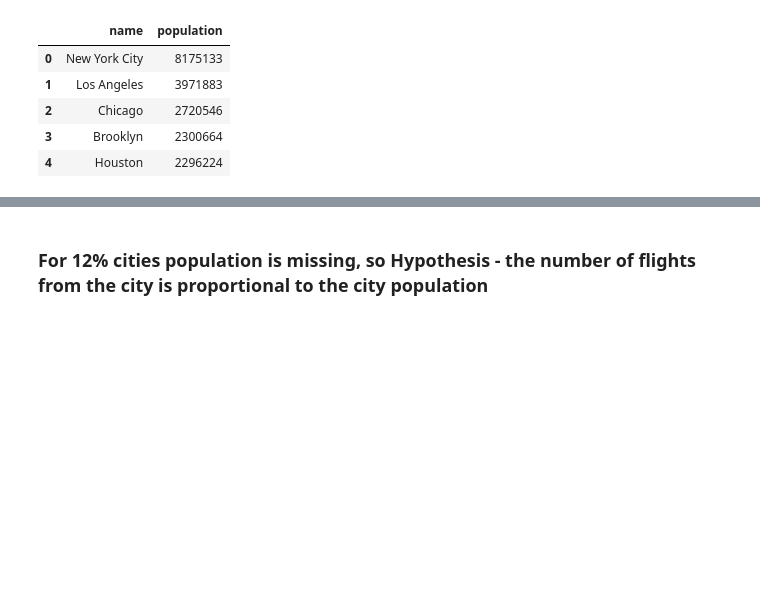
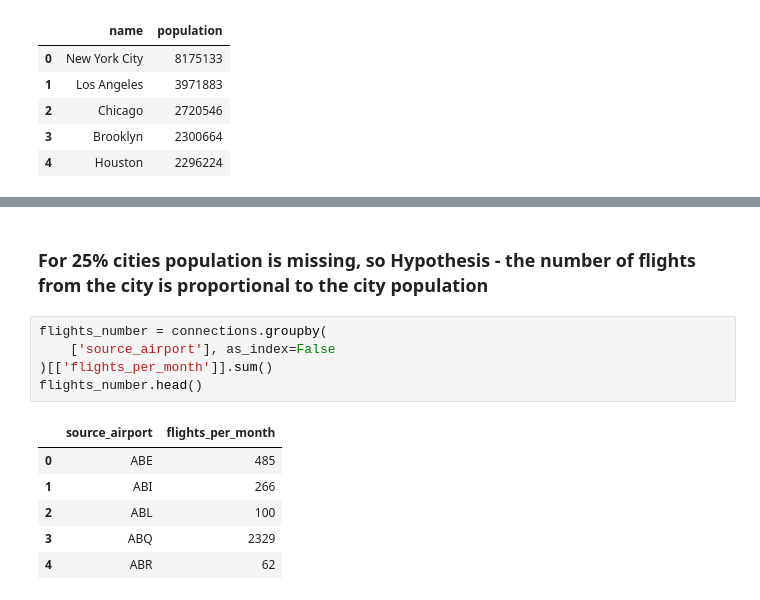
Before and after one commit to RipanHalder/Virus-Spread-Simulation-PSA-Final-Project, a Jupyter notebook: data-parsing/flight-connections-usa.ipynb, the cells around one changed output, grey strips where cells are left out. Cells and saved outputs as stored; diff of their text form; blank space fills up the shorter version.

```diff
--- a/data-parsing/flight-connections-usa.ipynb
+++ b/data-parsing/flight-connections-usa.ipynb
@@ -338,3 +346,15 @@ population    12.358232
 dtype: float64
 # %% [markdown]
-### For 12% cities population is missing, so Hypothesis - the number of flights from the city is proportional to the city population
+### For 25% cities population is missing, so Hypothesis - the number of flights from the city is proportional to the city population
+# %%
+flights_number = connections.groupby(
+    ['source_airport'], as_index=False
+)[['flights_per_month']].sum()
+flights_number.head()
+# %% [output]
+|  | source_airport | flights_per_month |
+| 0 | ABE | 485 |
+| 1 | ABI | 266 |
+| 2 | ABL | 100 |
+| 3 | ABQ | 2329 |
+| 4 | ABR | 62 |
```
Also changed, not shown: parts of 24 cells of this notebook, 4 other files.
